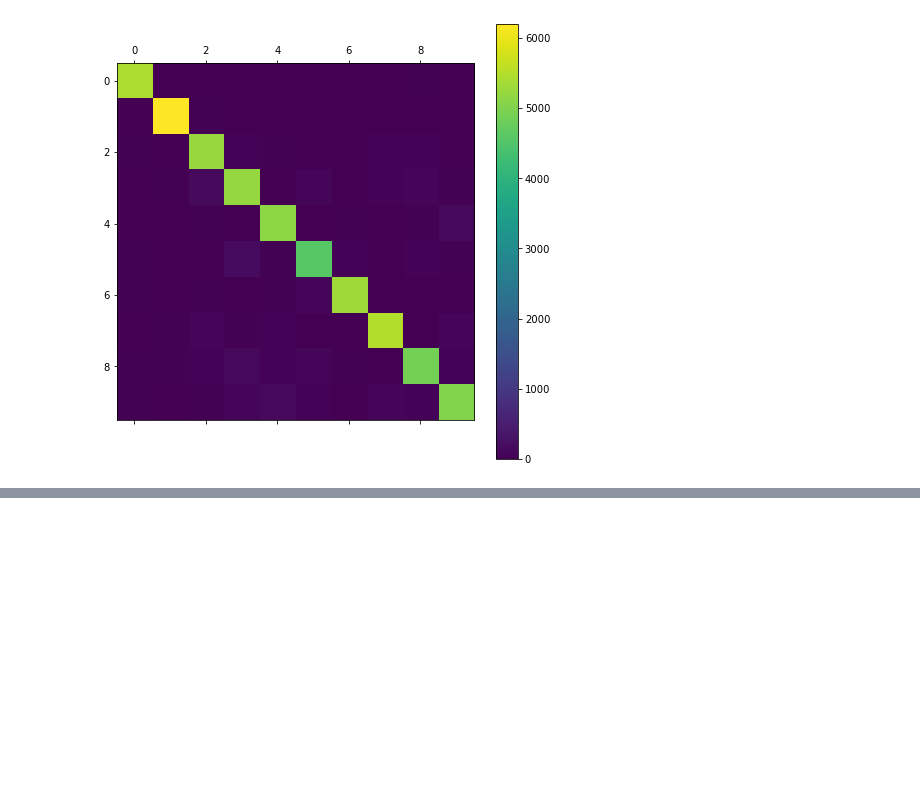
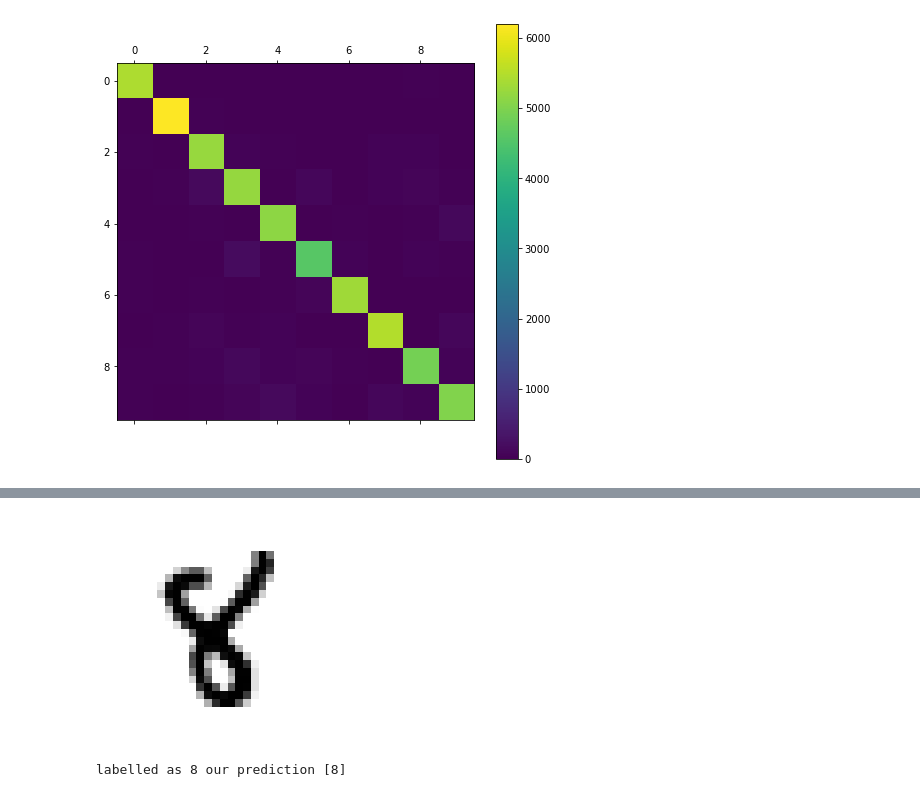
Before and after one commit to arshsinghphd/DataScienceProjects_Python, a Jupyter notebook: 02.Multi_level_classification_digits.ipynb, the cells around one changed output, grey strips where cells are left out. Drawn from its saved outputs; the diff is of its cells as text; code cells hidden in the pictures; blank space fills up the shorter version.

Commit message:
modified Multilevel classification of digits

```diff
--- a/02.Multi_level_classification_digits.ipynb
+++ b/02.Multi_level_classification_digits.ipynb
@@ -97,0 +110,16 @@ plot_confusion_matrix(conf_mx_forest)
+# %%
+forest_clf.fit(X_train, y_train)
+r2=random.randint(0,len(X_test))
+some_digit2=X_test[r2]
+pred_some_digit2=forest_clf.predict([some_digit2])
+# %%
+some_digit2_image = some_digit2.reshape(28, 28)
+plt.imshow(some_digit2_image, cmap = mpl.cm.binary,
+           interpolation="nearest")
+plt.axis("off")
+plt.show()
+some_digit_label=y_test[r2]
+print('labelled as',some_digit_label, 'our prediction', pred_some_digit2)
+# %% [output]
+[figure, added]
+labelled as 8 our prediction [8]
```
Also changed, not shown: parts of 9 cells of this notebook.
